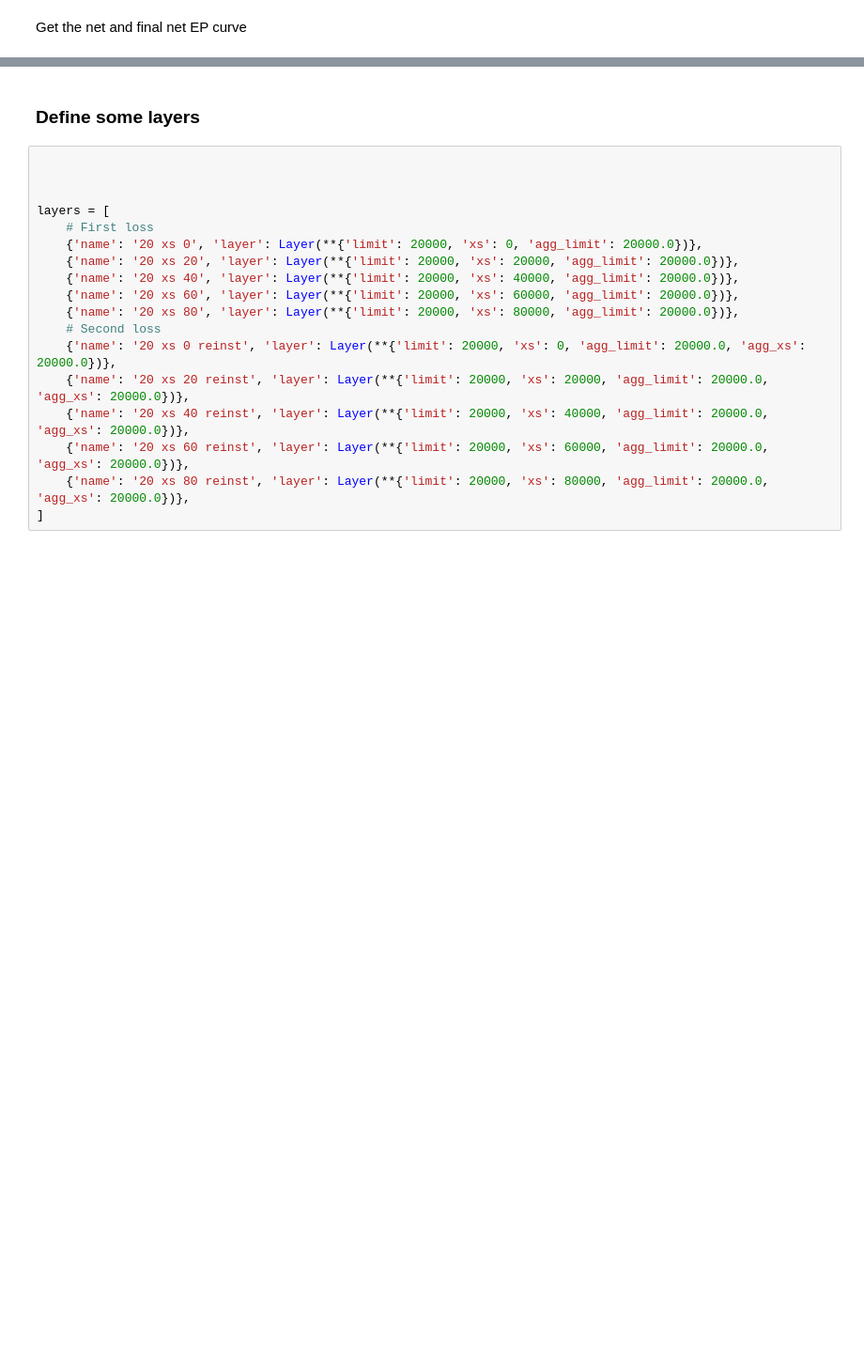
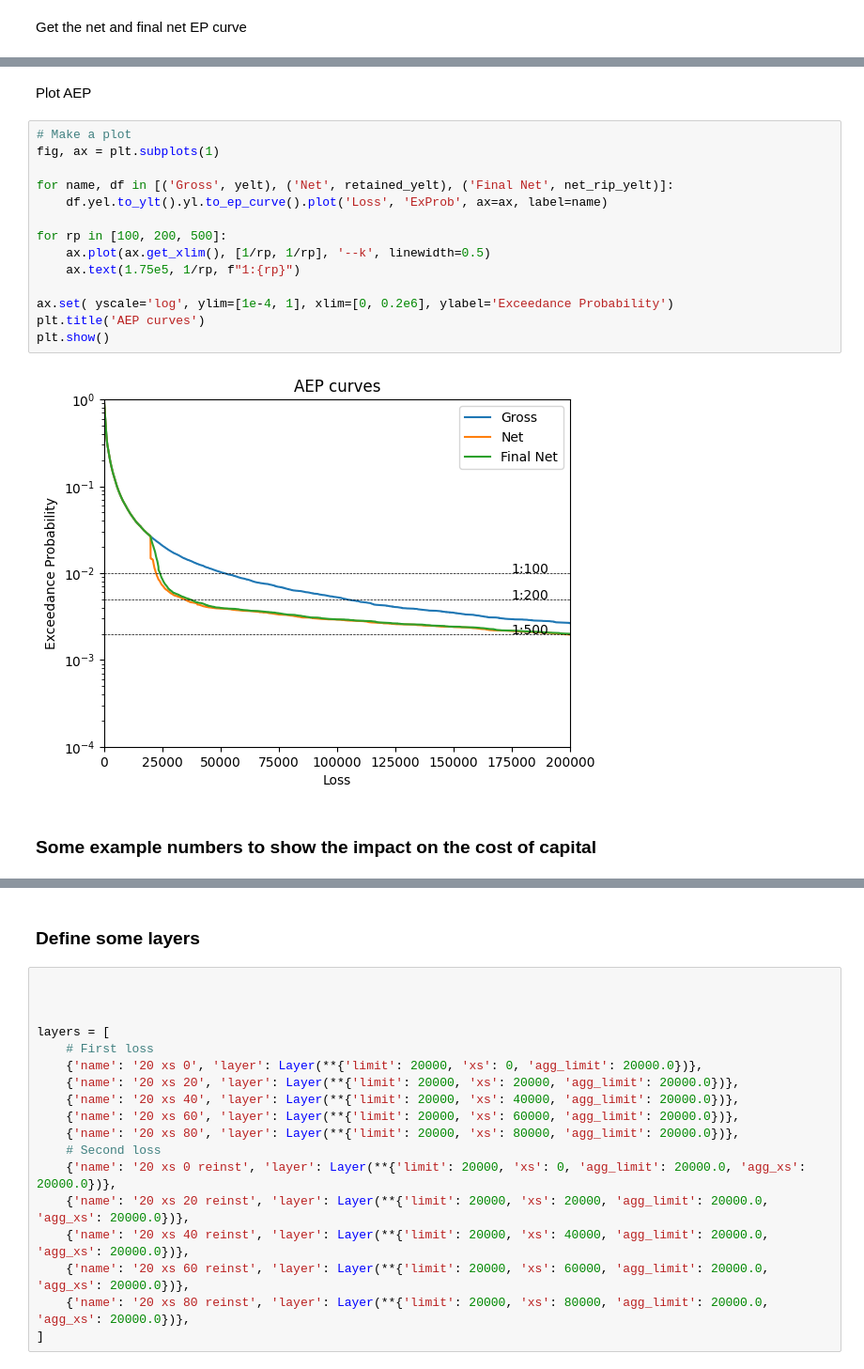
Before and after one commit to iwbailey/pandas-ylt, a Jupyter notebook: yelt_examples_layer_losses.ipynb, the cells around one changed output, grey strips where cells are left out. Shown at 94% size. Saved outputs shown, nothing was run; the diff lists cells and outputs as text; blank space fills up the shorter version.

```diff
--- a/yelt_examples_layer_losses.ipynb
+++ b/yelt_examples_layer_losses.ipynb
@@ -140,0 +145,20 @@ ax.set(xscale='log', yscale='log', ylim=[1e-4, 1], ylabel='Exceedance Probabilit
+# %% [markdown]
+Plot AEP
+# %%
+# Make a plot
+fig, ax = plt.subplots(1)
+
+for name, df in [('Gross', yelt), ('Net', retained_yelt), ('Final Net', net_rip_yelt)]:
+    df.yel.to_ylt().yl.to_ep_curve().plot('Loss', 'ExProb', ax=ax, label=name)
+
+for rp in [100, 200, 500]:
+    ax.plot(ax.get_xlim(), [1/rp, 1/rp], '--k', linewidth=0.5)
+    ax.text(1.75e5, 1/rp, f"1:{rp}")
+
+ax.set( yscale='log', ylim=[1e-4, 1], xlim=[0, 0.2e6], ylabel='Exceedance Probability')
+plt.title('AEP curves')
+plt.show()
+# %% [output]
+[figure, added]
+# %% [markdown]
+### Some example numbers to show the impact on the cost of capital
```
Also changed, not shown: parts of 14 cells of this notebook.
